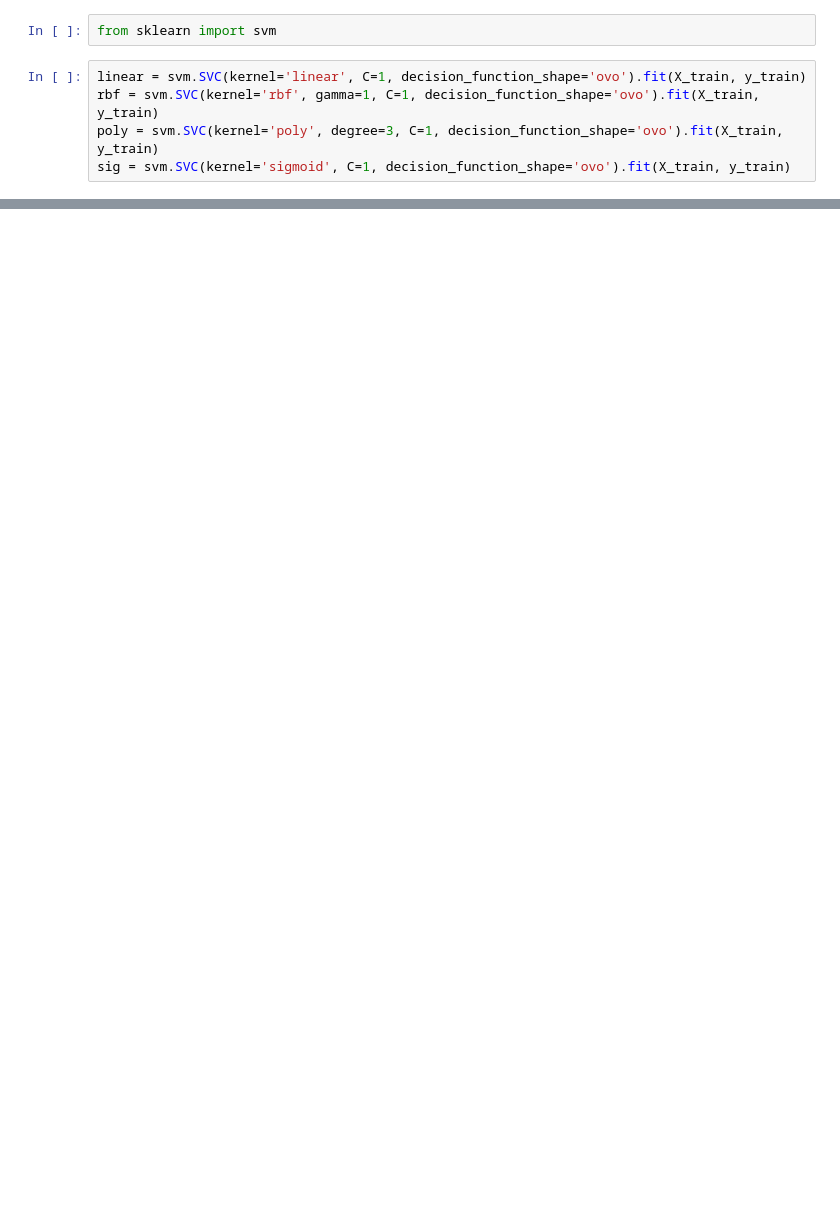
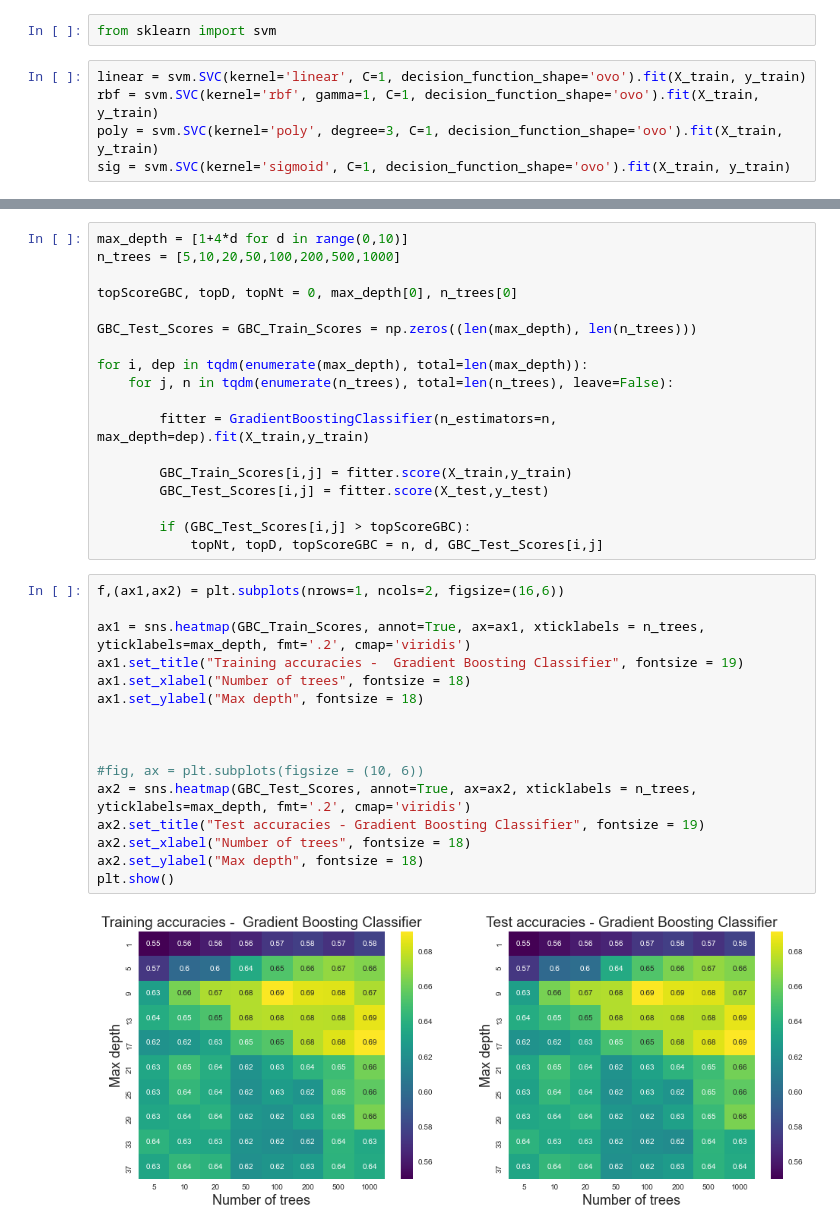
Before and after one commit to andreasala98/WineClass, a Jupyter notebook: WineClassifier.ipynb, the cells around one changed output, grey strips where cells are left out. Saved outputs shown, nothing was run; the diff lists cells and outputs as text; blank space fills up the shorter version.

```diff
--- a/WineClassifier.ipynb
+++ b/WineClassifier.ipynb
@@ -210,0 +329,36 @@ Best accuracy achievable with Random Forest and PCA: 0.4307692307692308
+# %%
+max_depth = [1+4*d for d in range(0,10)]
+n_trees = [5,10,20,50,100,200,500,1000]
+
+topScoreGBC, topD, topNt = 0, max_depth[0], n_trees[0]
+
+GBC_Test_Scores = GBC_Train_Scores = np.zeros((len(max_depth), len(n_trees)))
+
+for i, dep in tqdm(enumerate(max_depth), total=len(max_depth)):
+    for j, n in tqdm(enumerate(n_trees), total=len(n_trees), leave=False):
+
+        fitter = GradientBoostingClassifier(n_estimators=n, max_depth=dep).fit(X_train,y_train)
+
+        GBC_Train_Scores[i,j] = fitter.score(X_train,y_train)
+        GBC_Test_Scores[i,j] = fitter.score(X_test,y_test)
+
+        if (GBC_Test_Scores[i,j] > topScoreGBC):
+            topNt, topD, topScoreGBC = n, d, GBC_Test_Scores[i,j]
+# %%
+f,(ax1,ax2) = plt.subplots(nrows=1, ncols=2, figsize=(16,6))
+
+ax1 = sns.heatmap(GBC_Train_Scores, annot=True, ax=ax1, xticklabels = n_trees, yticklabels=max_depth, fmt='.2', cmap='viridis')
+ax1.set_title("Training accuracies -  Gradient Boosting Classifier", fontsize = 19)
+ax1.set_xlabel("Number of trees", fontsize = 18)
+ax1.set_ylabel("Max depth", fontsize = 18)
+
+
+
+#fig, ax = plt.subplots(figsize = (10, 6))
+ax2 = sns.heatmap(GBC_Test_Scores, annot=True, ax=ax2, xticklabels = n_trees, yticklabels=max_depth, fmt='.2', cmap='viridis')
+ax2.set_title("Test accuracies - Gradient Boosting Classifier", fontsize = 19)
+ax2.set_xlabel("Number of trees", fontsize = 18)
+ax2.set_ylabel("Max depth", fontsize = 18)
+plt.show()
+# %% [output]
+[figure, added]
```
Also changed, not shown: parts of 77 cells of this notebook, 1 other file.
